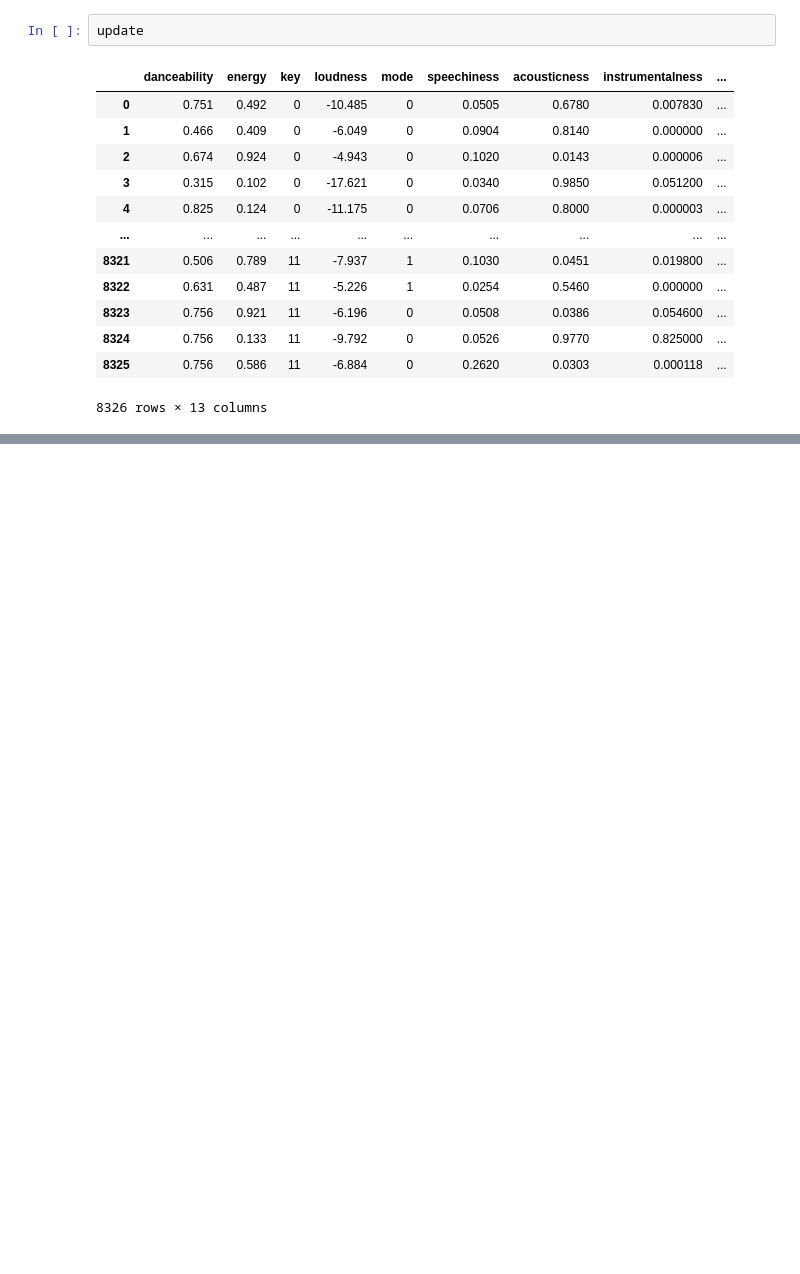
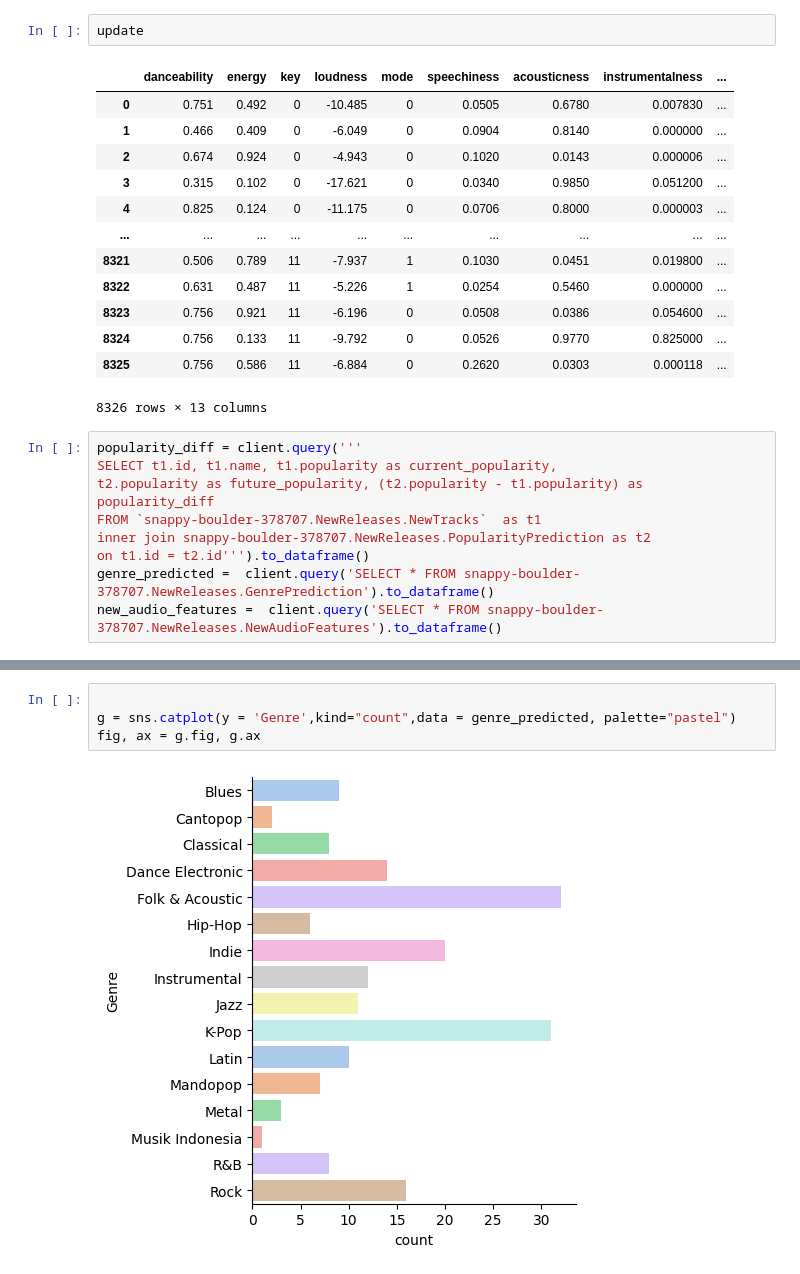
Before and after one commit to Hanyu0118/IS3107_letsgo, a Jupyter notebook: BigQuery/Prediction/prediction.ipynb, the cells around one changed output, grey strips where cells are left out. Cells and saved outputs as stored; diff of their text form; blank space fills up the shorter version.

Commit message:
dashboard newly release prediction

```diff
--- a/BigQuery/Prediction/prediction.ipynb
+++ b/BigQuery/Prediction/prediction.ipynb
@@ -297,3 +297,12 @@ update
 | 8324 | 0.756 | 0.133 | 11 | -9.792 | 0 | 0.0526 | 0.9770 | 0.825000 | ... |
 | 8325 | 0.756 | 0.586 | 11 | -6.884 | 0 | 0.2620 | 0.0303 | 0.000118 | ... |
 8326 rows × 13 columns
+# %%
+popularity_diff = client.query('''
+SELECT t1.id, t1.name, t1.popularity as current_popularity,
+t2.popularity as future_popularity, (t2.popularity - t1.popularity) as popularity_diff
+FROM `snappy-boulder-378707.NewReleases.NewTracks`  as t1
+inner join snappy-boulder-378707.NewReleases.PopularityPrediction as t2
+on t1.id = t2.id''').to_dataframe()
+genre_predicted =  client.query('SELECT * FROM snappy-boulder-378707.NewReleases.GenrePrediction').to_dataframe()
+new_audio_features =  client.query('SELECT * FROM snappy-boulder-378707.NewReleases.NewAudioFeatures').to_dataframe()
@@ -299,0 +339,6 @@ update
+# %%
+
+g = sns.catplot(y = 'Genre',kind="count",data = genre_predicted, palette="pastel")
+fig, ax = g.fig, g.ax
+# %% [output]
+[figure, added]
```
Also changed, not shown: parts of 3 cells of this notebook, 1 other file.
